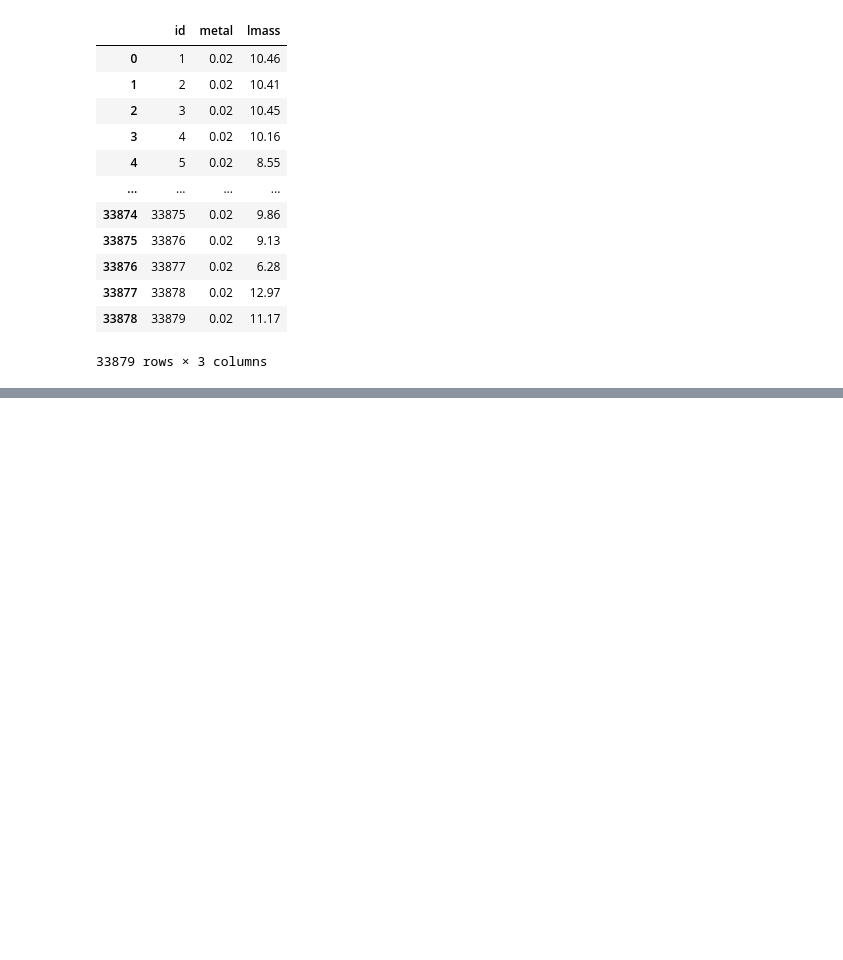
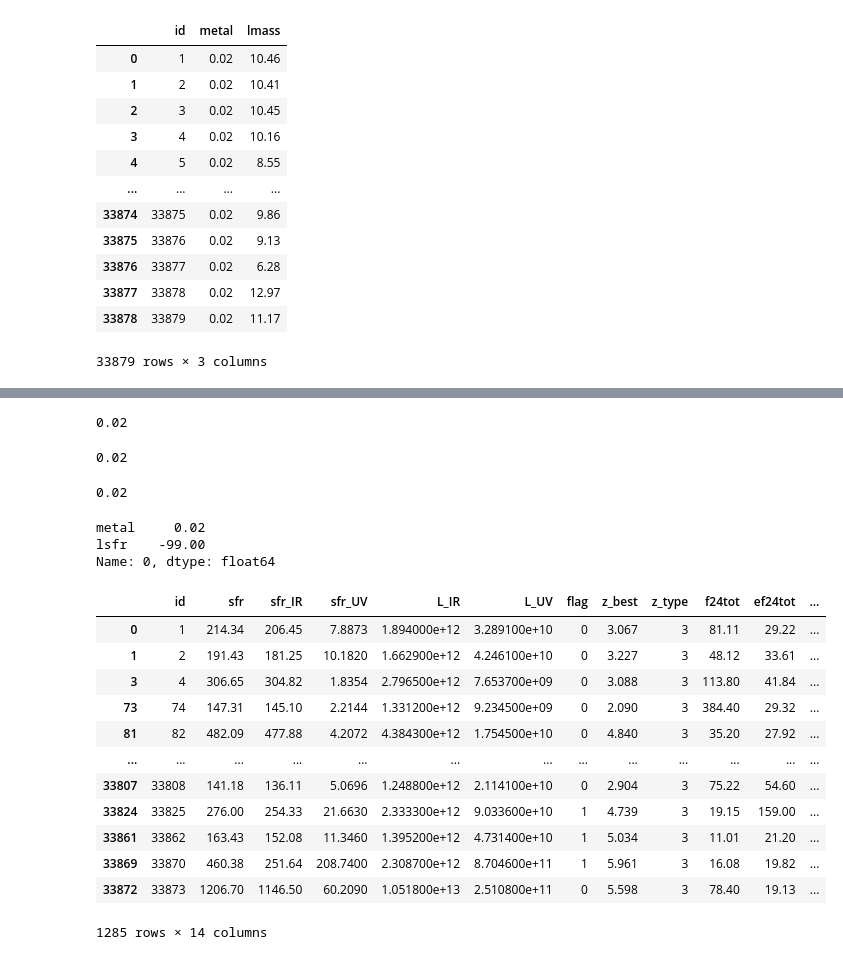
Before and after one commit to mcorne/test-astronomical-python, a Jupyter notebook: 11.3.1 indexing dataframes.ipynb, the cells around one changed output, grey strips where cells are left out. Drawn from its saved outputs; the diff is of its cells as text; code cells hidden in the pictures; blank space fills up the shorter version.

```diff
--- a/11.3.1 indexing dataframes.ipynb
+++ b/11.3.1 indexing dataframes.ipynb
@@ -95,0 +86,34 @@ Name: 0, dtype: float64
+# %%
+print(fast_df.loc[0]["metal"])
+# %% [output]
+0.02
+# %%
+print(fast_df.loc[0].metal)
+# %% [output]
+0.02
+# %%
+print(fast_df.loc[0, "metal"])
+# %% [output]
+0.02
+# %%
+print(fast_df.loc[0, ["metal", "lsfr"]])
+# %% [output]
+metal     0.02
+lsfr    -99.00
+Name: 0, dtype: float64
+# %%
+sfr_df.loc[sfr_df.sfr > 100]
+# %% [output]
+|  | id | sfr | sfr_IR | sfr_UV | L_IR | L_UV | flag | z_best | z_type | f24tot | ef24tot | ... |
+| 0 | 1 | 214.34 | 206.45 | 7.8873 | 1.894000e+12 | 3.289100e+10 | 0 | 3.067 | 3 | 81.11 | 29.22 | ... |
+| 1 | 2 | 191.43 | 181.25 | 10.1820 | 1.662900e+12 | 4.246100e+10 | 0 | 3.227 | 3 | 48.12 | 33.61 | ... |
+| 3 | 4 | 306.65 | 304.82 | 1.8354 | 2.796500e+12 | 7.653700e+09 | 0 | 3.088 | 3 | 113.80 | 41.84 | ... |
+| 73 | 74 | 147.31 | 145.10 | 2.2144 | 1.331200e+12 | 9.234500e+09 | 0 | 2.090 | 3 | 384.40 | 29.32 | ... |
+| 81 | 82 | 482.09 | 477.88 | 4.2072 | 4.384300e+12 | 1.754500e+10 | 0 | 4.840 | 3 | 35.20 | 27.92 | ... |
+| ... | ... | ... | ... | ... | ... | ... | ... | ... | ... | ... | ... | ... |
+| 33807 | 33808 | 141.18 | 136.11 | 5.0696 | 1.248800e+12 | 2.114100e+10 | 0 | 2.904 | 3 | 75.22 | 54.60 | ... |
+| 33824 | 33825 | 276.00 | 254.33 | 21.6630 | 2.333300e+12 | 9.033600e+10 | 1 | 4.739 | 3 | 19.15 | 159.00 | ... |
+| 33861 | 33862 | 163.43 | 152.08 | 11.3460 | 1.395200e+12 | 4.731400e+10 | 1 | 5.034 | 3 | 11.01 | 21.20 | ... |
+| 33869 | 33870 | 460.38 | 251.64 | 208.7400 | 2.308700e+12 | 8.704600e+11 | 1 | 5.961 | 3 | 16.08 | 19.82 | ... |
+| 33872 | 33873 | 1206.70 | 1146.50 | 60.2090 | 1.051800e+13 | 2.510800e+11 | 0 | 5.598 | 3 | 78.40 | 19.13 | ... |
+1285 rows × 14 columns
```
Also changed, not shown: parts of 8 cells of this notebook.
